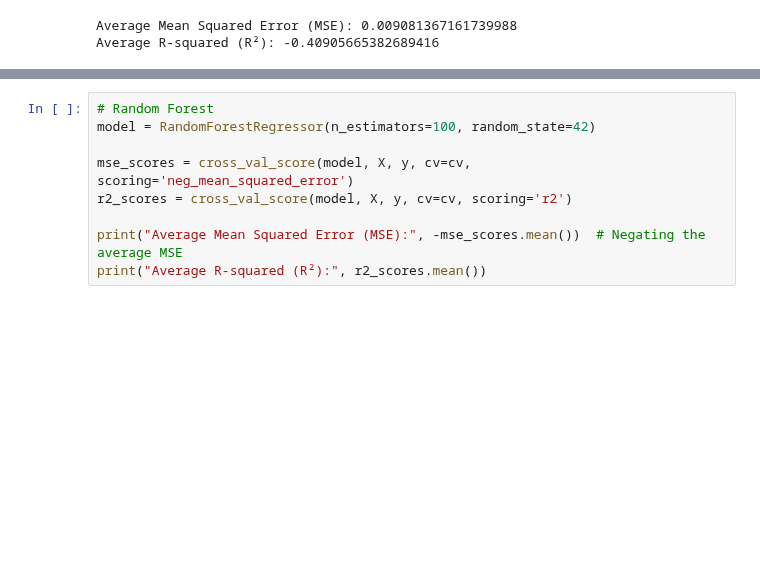
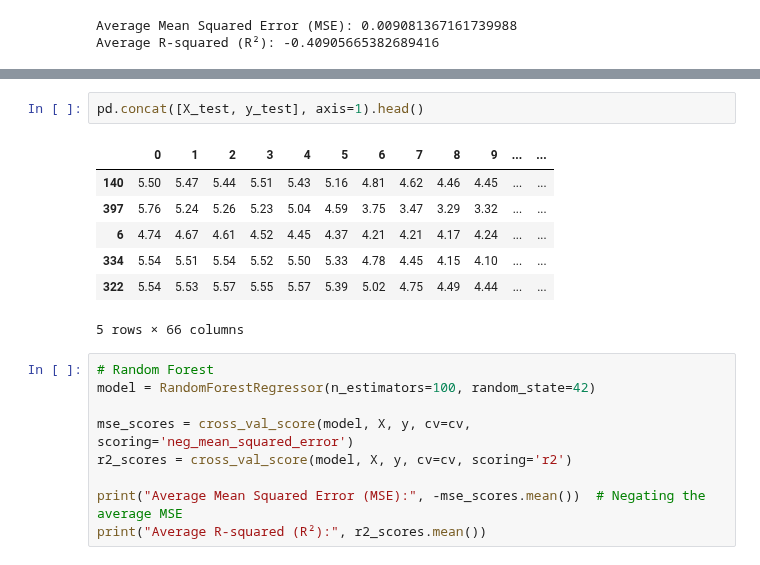
Before and after one commit to QuanPham19/functional-kan, a Jupyter notebook: phase_1/notebooks_treasury/treasury_eda.ipynb, the cells around one changed output, grey strips where cells are left out. Drawn from its saved outputs; the diff is of its cells as text; blank space fills up the shorter version.

```diff
--- a/phase_1/notebooks_treasury/treasury_eda.ipynb
+++ b/phase_1/notebooks_treasury/treasury_eda.ipynb
@@ -90,6 +90,16 @@ Average R-squared (R²): 0.25340841021914606
 | 6 | 4.747894 | 4.76 |
 | 334 | 5.555579 | 5.54 |
 | 322 | 5.509915 | 5.54 |
+# %%
+pd.concat([X_test, y_test], axis=1).head()
+# %% [output]
+|  | 0 | 1 | 2 | 3 | 4 | 5 | 6 | 7 | 8 | 9 | ... | ... |
+| 140 | 5.50 | 5.47 | 5.44 | 5.51 | 5.43 | 5.16 | 4.81 | 4.62 | 4.46 | 4.45 | ... | ... |
+| 397 | 5.76 | 5.24 | 5.26 | 5.23 | 5.04 | 4.59 | 3.75 | 3.47 | 3.29 | 3.32 | ... | ... |
+| 6 | 4.74 | 4.67 | 4.61 | 4.52 | 4.45 | 4.37 | 4.21 | 4.21 | 4.17 | 4.24 | ... | ... |
+| 334 | 5.54 | 5.51 | 5.54 | 5.52 | 5.50 | 5.33 | 4.78 | 4.45 | 4.15 | 4.10 | ... | ... |
+| 322 | 5.54 | 5.53 | 5.57 | 5.55 | 5.57 | 5.39 | 5.02 | 4.75 | 4.49 | 4.44 | ... | ... |
+5 rows × 66 columns
 # %%
 # Random Forest
 model = RandomForestRegressor(n_estimators=100, random_state=42)
```
Also changed, not shown: parts of 1 cell of this notebook, 8 other files.
